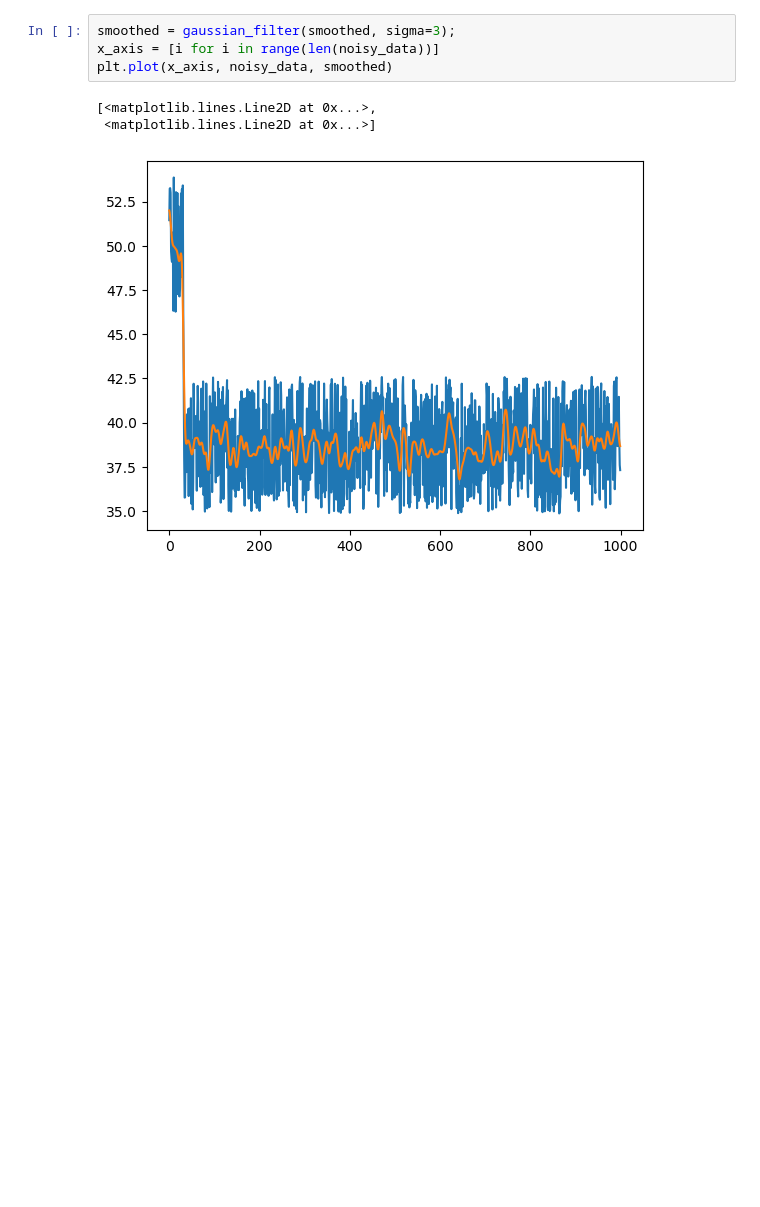
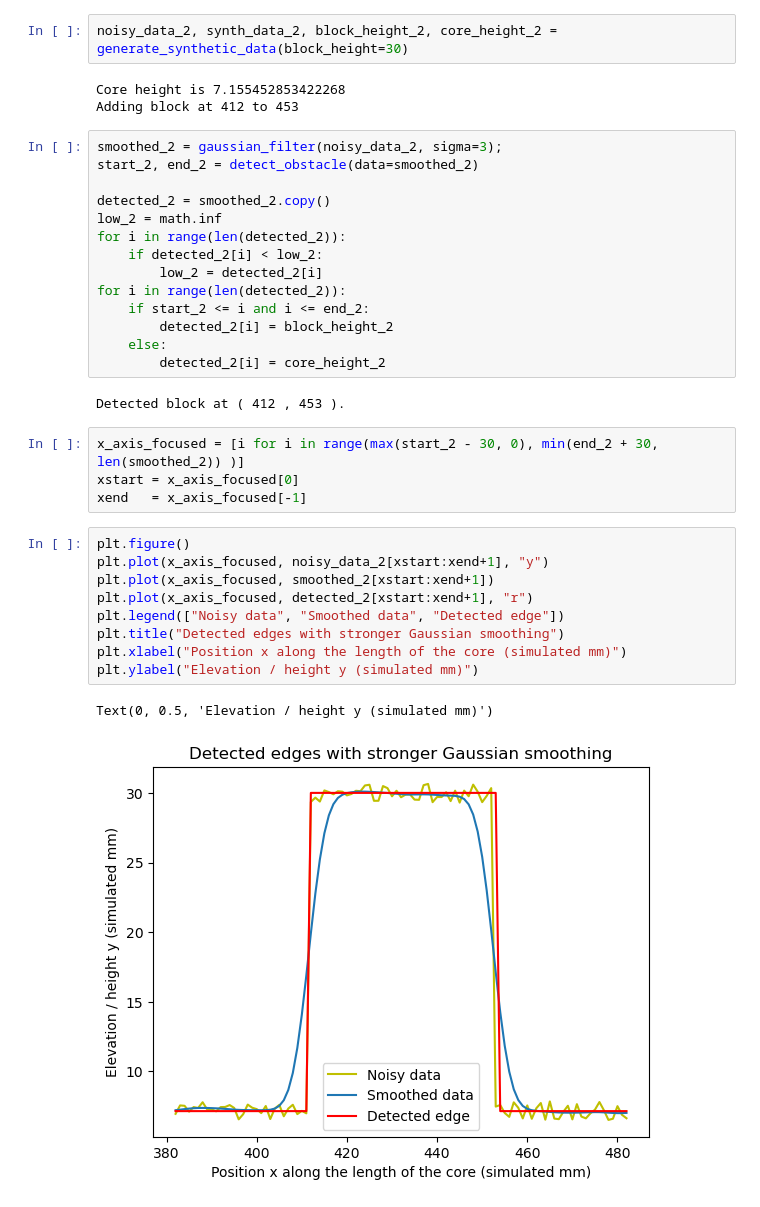
Before and after one commit to k-zhou/pdp, a Jupyter notebook: testing_notebook.ipynb, the cells around one changed output. Cells and saved outputs as stored; diff of their text form; blank space fills up the shorter version.

```diff
--- a/testing_notebook.ipynb
+++ b/testing_notebook.ipynb
@@ -44,8 +50,37 @@ Text(0.5, 1.0, 'Detected edges')
-# %%
-smoothed = gaussian_filter(smoothed, sigma=3);
-x_axis = [i for i in range(len(noisy_data))]
-plt.plot(x_axis, noisy_data, smoothed)
-# %% [output]
-[<matplotlib.lines.Line2D at 0x...>,
- <matplotlib.lines.Line2D at 0x...>]
-[figure, removed]
+# %%
+noisy_data_2, synth_data_2, block_height_2, core_height_2 = generate_synthetic_data(block_height=30)
+# %% [output]
+Core height is 7.155452853422268
+Adding block at 412 to 453
+# %%
+smoothed_2 = gaussian_filter(noisy_data_2, sigma=3);
+start_2, end_2 = detect_obstacle(data=smoothed_2)
+
+detected_2 = smoothed_2.copy()
+low_2 = math.inf
+for i in range(len(detected_2)):
+    if detected_2[i] < low_2:
+        low_2 = detected_2[i]
+for i in range(len(detected_2)):
+    if start_2 <= i and i <= end_2:
+        detected_2[i] = block_height_2
+    else:
+        detected_2[i] = core_height_2
+# %% [output]
+Detected block at ( 412 , 453 ).
+# %%
+x_axis_focused = [i for i in range(max(start_2 - 30, 0), min(end_2 + 30, len(smoothed_2)) )]
+xstart = x_axis_focused[0]
+xend   = x_axis_focused[-1]
+# %%
+plt.figure()
+plt.plot(x_axis_focused, noisy_data_2[xstart:xend+1], "y")
+plt.plot(x_axis_focused, smoothed_2[xstart:xend+1])
+plt.plot(x_axis_focused, detected_2[xstart:xend+1], "r")
+plt.legend(["Noisy data", "Smoothed data", "Detected edge"])
+plt.title("Detected edges with stronger Gaussian smoothing")
+plt.xlabel("Position x along the length of the core (simulated mm)")
+plt.ylabel("Elevation / height y (simulated mm)")
+# %% [output]
+Text(0, 0.5, 'Elevation / height y (simulated mm)')
+[figure, added]
```
Also changed, not shown: parts of 5 cells of this notebook.
